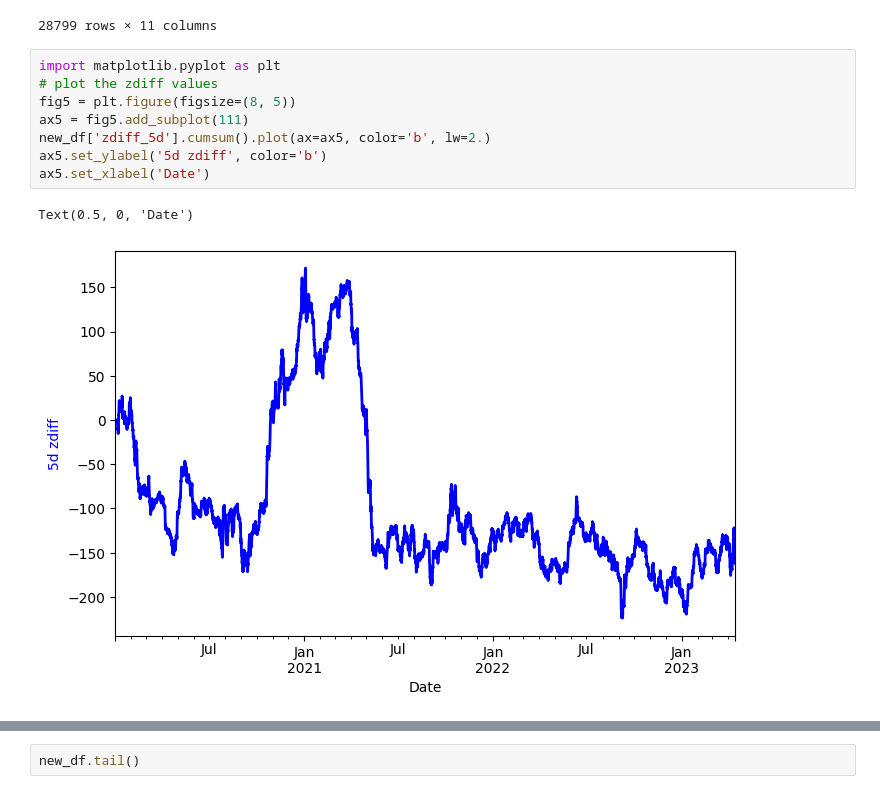
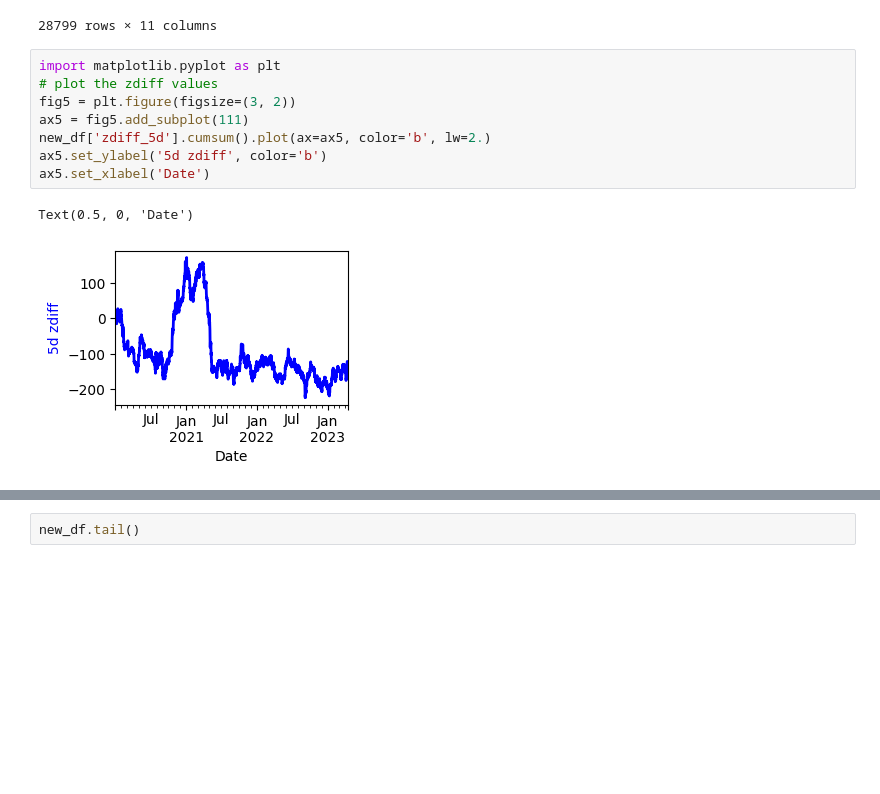
Before and after one commit to Nakul24-1/Pairs-crypto, a Jupyter notebook: pairs-python.ipynb, the cells around one changed output, grey strips where cells are left out. Drawn from its saved outputs; the diff is of its cells as text; blank space fills up the shorter version.

```diff
--- a/pairs-python.ipynb
+++ b/pairs-python.ipynb
@@ -247,12 +229,12 @@ new_df
 # %%
 import matplotlib.pyplot as plt
 # plot the zdiff values
-fig5 = plt.figure(figsize=(8, 5))
+fig5 = plt.figure(figsize=(3, 2))
 ax5 = fig5.add_subplot(111)
 new_df['zdiff_5d'].cumsum().plot(ax=ax5, color='b', lw=2.)
 ax5.set_ylabel('5d zdiff', color='b')
 ax5.set_xlabel('Date')
 # %% [output]
 Text(0.5, 0, 'Date')
-[figure, old version]
+[figure, new version]
 # %%
```
Also changed, not shown: parts of 7 cells of this notebook, 1 other file.
